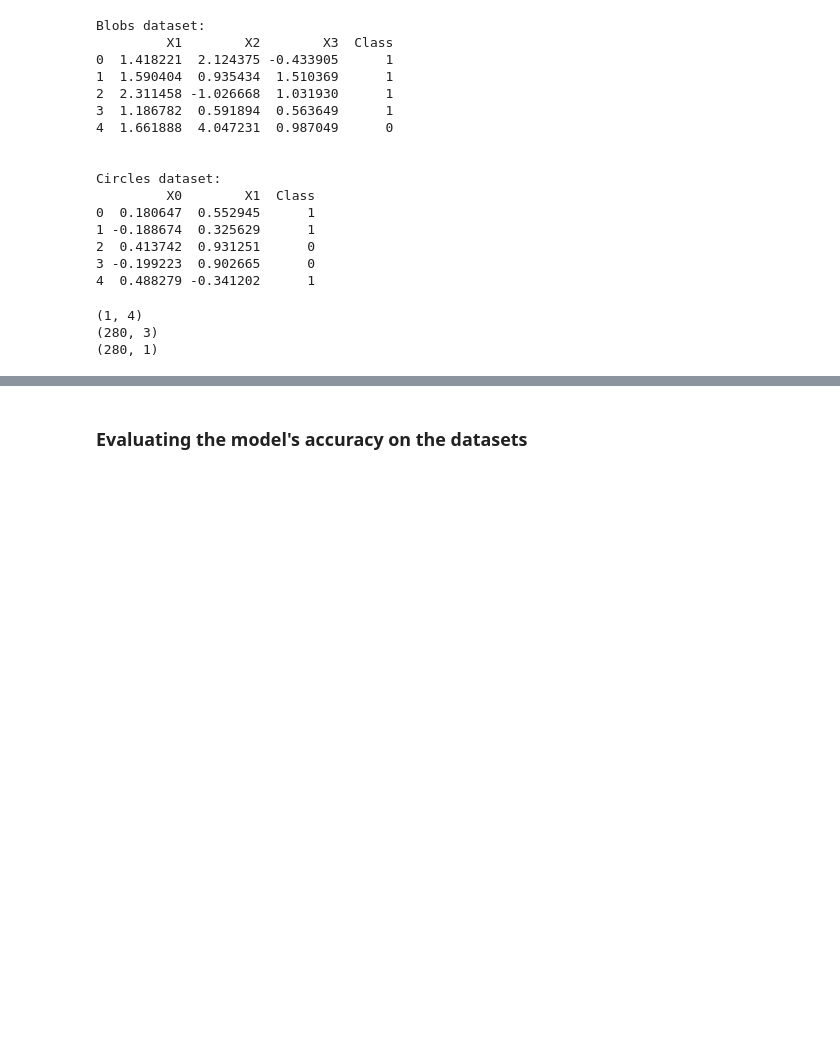
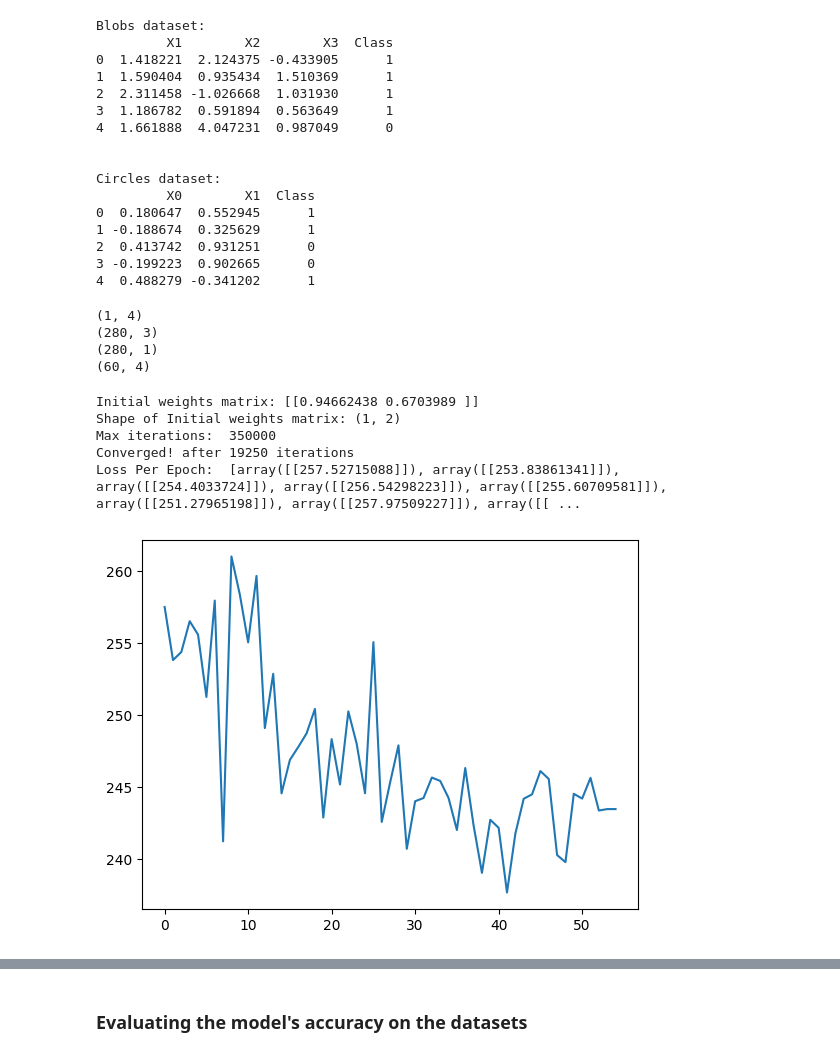
Before and after one commit to STRMNGnwo/CT5133-DeepLearning, a Jupyter notebook: DeepLearningAssignment_1.ipynb, the cells around one changed output, grey strips where cells are left out. Drawn from its saved outputs; the diff is of its cells as text; code cells hidden in the pictures; blank space fills up the shorter version.

```diff
--- a/DeepLearningAssignment_1.ipynb
+++ b/DeepLearningAssignment_1.ipynb
@@ -31,7 +34,7 @@ class LogisticRegressionNeuron:
 
   def __init__(self,data_shape):
 
-
+    #weights matrix shape is based on the size of the input layer
     self.weights=np.random.rand(*data_shape)
 
     #self.weights=np.squeeze(self.weights)
@@ -46,6 +49,8 @@ class LogisticRegressionNeuron:
     # initialising a bias value
     self.bias=np.random.rand(1,1)
 
+    self.weighted_sum=0
+    self.activation=0
 
   def weighted_sum_func(self,input):
 
@@ -184,19 +204,62 @@ training_circles = circles_dataset.sample(frac=0.7, random_state=69)
 training_blobs = blobs_dataset.sample(frac=0.7, random_state=69)
 training_circles = circles_dataset.sample(frac=0.7, random_state=69)
 
+rest_blobs = blobs_dataset.drop(training_blobs.index)
+rest_circles = circles_dataset.drop(training_circles.index)
+
+val_blobs = rest_blobs.sample(frac=0.5, random_state=69)
+val_circles = rest_circles.sample(frac=0.5, random_state=69)
+
+test_blobs = rest_blobs.drop(val_blobs.index)
+test_circles = rest_circles.drop(val_circles.index)
+
 #dividing the attributes and the label in the training blobs training dataset
 training_blobs_X=training_blobs.loc[:, ["X1","X2","X3"]]
-training_blobs_Y= training_blobs.loc[:,["Class"]]
+training_blobs_Y= training_blobs.loc[:, ["Class"]]
+
+val_blobs_X = val_blobs.loc[:, ["X1","X2","X3"]]
+val_blobs_Y = val_blobs.loc[:, ["Class"]]
+
+test_blobs_X = test_blobs.loc[:, ["X1","X2","X3"]]
+test_blobs_Y = test_blobs.loc[:, ["Class"]]
+
+training_circles_X= training_circles.loc[:, ["X0","X1"]]
+training_circles_Y= training_circles.loc[:, ["Class"]]
+
+val_circles_X = val_circles.loc[:, ["X0","X1"]]
+val_circles_Y = val_circles.loc[:, ["Class"]]
+
+test_circles_X = test_circles.loc[:, ["X0","X1"]]
+test_circles_Y = test_circles.loc[:,["Class"]]
 
 print(training_blobs.iloc[[0]].shape)
 
 print(training_blobs_X.shape)
 
 print(training_blobs_Y.shape)
+
+print(test_blobs.shape)
 # %% [output]
 (1, 4)
 (280, 3)
 (280, 1)
+(60, 4)
+# %%
+#initialising the LogisiticRegression Neuron
+LR_Model_circles=LogisticRegressionNeuron(np.array(training_circles_X.iloc[[0]]).shape)
+
+#setting training params
+train_params={ "epochs":1000,"lr":0.001}
+
+#training the model on the blobs dataset's training partition
+train_model(LR_Model_circles,training_circles_X,training_circles_Y, train_params)
+# %% [output]
+Initial weights matrix: [[0.94662438 0.6703989 ]]
+Shape of Initial weights matrix: (1, 2)
+Max iterations:  350000
+Converged! after 19250 iterations
+Loss Per Epoch:  [array([[257.52715088]]), array([[253.83861341]]), array([[254.4033724]]), array([[256.54298223]]), array([[255.60709581]]), array([[251.27965198]]), array([[257.97509227]]), array([[ ...
+[figure, added]
 # %%
 #initialising the LogisiticRegression Neuron
 LR_Model=LogisticRegressionNeuron(np.array(training_blobs_X.iloc[[0]]).shape)
```
Also changed, not shown: parts of 13 cells of this notebook.
